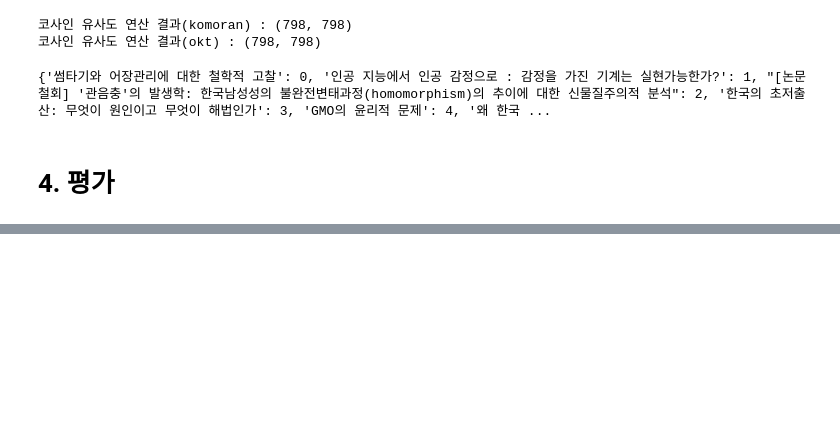
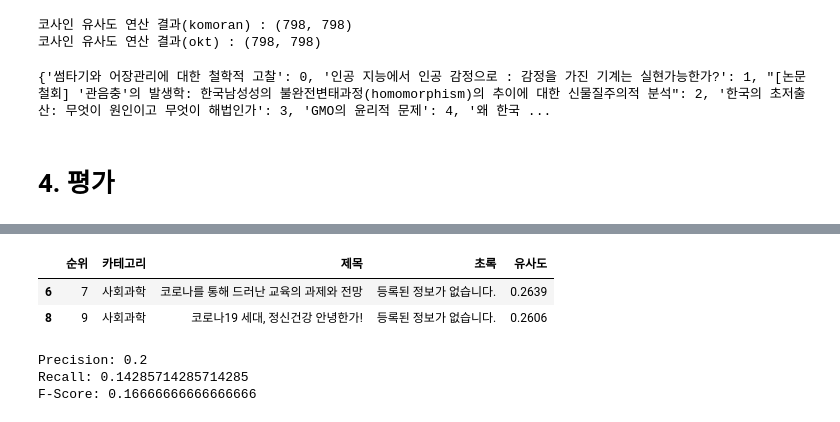
Before and after one commit to viola2002/2025_DeepLearning_for_text_data, a Jupyter notebook: personal_project/code/paper_recommender_cosine.ipynb, the cells around one changed output, grey strips where cells are left out. Drawn from its saved outputs; the diff is of its cells as text; code cells hidden in the pictures; blank space fills up the shorter version.

```diff
--- a/personal_project/code/paper_recommender_cosine.ipynb
+++ b/personal_project/code/paper_recommender_cosine.ipynb
@@ -142,0 +182,4 @@ recommend_papers_by_title('썸타기와 어장관리에 대한 철학적 고찰'
+# %%
+# okt
+print(f"기준 문헌: [{filtered['제목'][0]}]")
+result_okt = recommend_papers_by_title(filtered['제목'][0], cos_sim_matrix_okt, TOP_N)
@@ -142,0 +200,18 @@ recommend_papers_by_title('썸타기와 어장관리에 대한 철학적 고찰'
+# %%
+filtered_okt = result_okt[((result_okt['제목'] + " " + result_okt['초록']).str.contains(keyword, na=False))
+                                  & (result_okt['카테고리'] == category)]
+filtered_okt
+# %% [output]
+|  | 순위 | 카테고리 | 제목 | 초록 | 유사도 |
+| 6 | 7 | 사회과학 | 코로나를 통해 드러난 교육의 과제와 전망 | 등록된 정보가 없습니다. | 0.2639 |
+| 8 | 9 | 사회과학 | 코로나19 세대, 정신건강 안녕한가! | 등록된 정보가 없습니다. | 0.2606 |
+# %%
+precision_okt = len(filtered_okt)/TOP_N
+recall_okt = len(filtered_okt)/(len(filtered) - 1)
+fscore_okt = 2*precision_okt*recall_okt/(precision_okt+recall_okt)
+
+print(f'Precision: {precision_okt}\nRecall: {recall_okt}\nF-Score: {fscore_okt}')
+# %% [output]
+Precision: 0.2
+Recall: 0.14285714285714285
+F-Score: 0.16666666666666666
```
Also changed, not shown: parts of 8 cells of this notebook.
